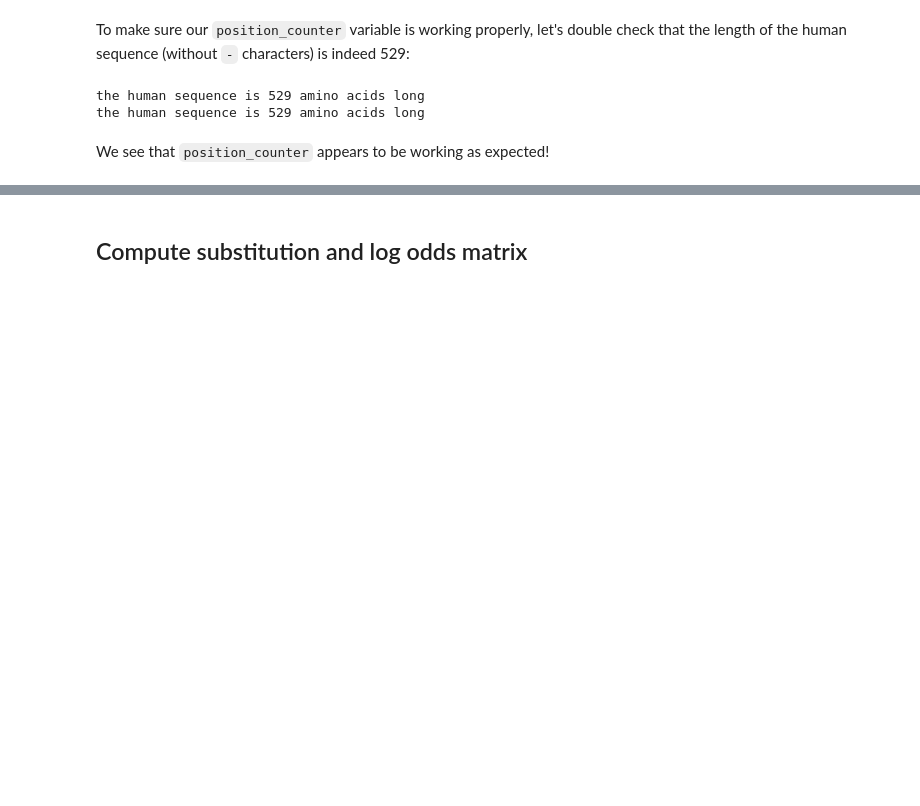
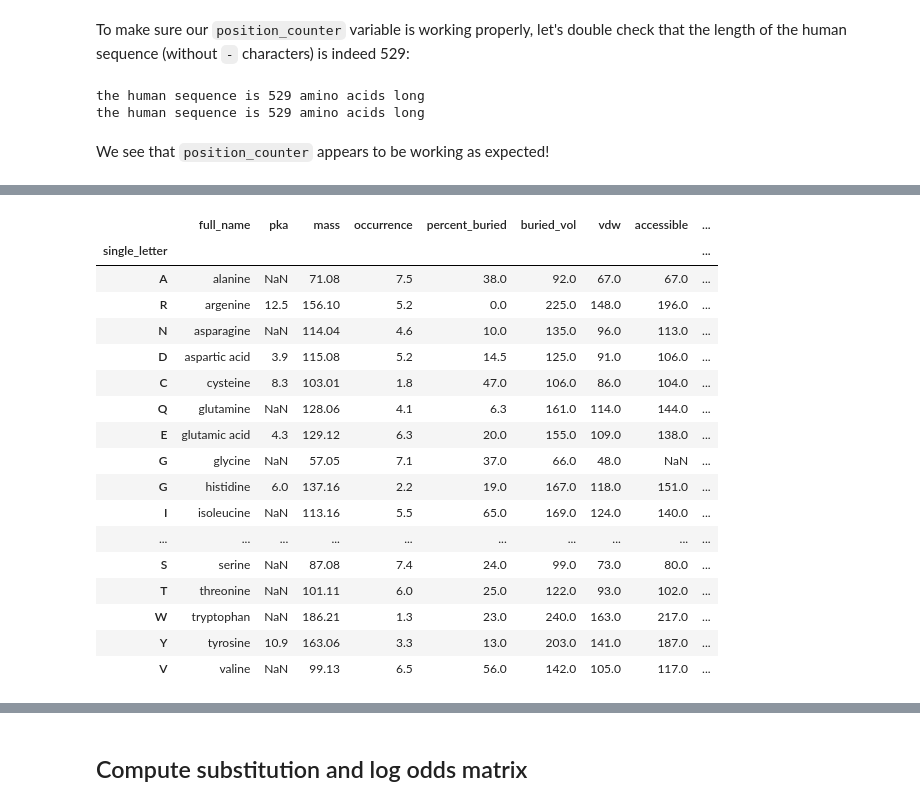
Before and after one commit to ethho/epi-model-reu, a Jupyter notebook: code/seq_sim_demo/20200706_seq_sim.ipynb, the cells around one changed output, grey strips where cells are left out. Saved outputs shown, nothing was run; the diff lists cells and outputs as text; code cells hidden in the pictures; blank space fills up the shorter version.

Commit message:
Add table of amino acid properties
Both PDF and CSV format added.

```diff
--- a/code/seq_sim_demo/20200706_seq_sim.ipynb
+++ b/code/seq_sim_demo/20200706_seq_sim.ipynb
@@ -399,0 +425,22 @@ We see that `position_counter` appears to be working as expected!
+# %%
+aa_props = pd.read_csv("../../data/amino_acid_properties.csv", index_col='single_letter')
+aa_props
+# %% [output]
+|  | full_name | pka | mass | occurrence | percent_buried | buried_vol | vdw | accessible | ... |
+| single_letter |  |  |  |  |  |  |  |  | ... |
+| A | alanine | NaN | 71.08 | 7.5 | 38.0 | 92.0 | 67.0 | 67.0 | ... |
+| R | argenine | 12.5 | 156.10 | 5.2 | 0.0 | 225.0 | 148.0 | 196.0 | ... |
+| N | asparagine | NaN | 114.04 | 4.6 | 10.0 | 135.0 | 96.0 | 113.0 | ... |
+| D | aspartic acid | 3.9 | 115.08 | 5.2 | 14.5 | 125.0 | 91.0 | 106.0 | ... |
+| C | cysteine | 8.3 | 103.01 | 1.8 | 47.0 | 106.0 | 86.0 | 104.0 | ... |
+| Q | glutamine | NaN | 128.06 | 4.1 | 6.3 | 161.0 | 114.0 | 144.0 | ... |
+| E | glutamic acid | 4.3 | 129.12 | 6.3 | 20.0 | 155.0 | 109.0 | 138.0 | ... |
+| G | glycine | NaN | 57.05 | 7.1 | 37.0 | 66.0 | 48.0 | NaN | ... |
+| G | histidine | 6.0 | 137.16 | 2.2 | 19.0 | 167.0 | 118.0 | 151.0 | ... |
+| I | isoleucine | NaN | 113.16 | 5.5 | 65.0 | 169.0 | 124.0 | 140.0 | ... |
+| ... | ... | ... | ... | ... | ... | ... | ... | ... | ... |
+| S | serine | NaN | 87.08 | 7.4 | 24.0 | 99.0 | 73.0 | 80.0 | ... |
+| T | threonine | NaN | 101.11 | 6.0 | 25.0 | 122.0 | 93.0 | 102.0 | ... |
+| W | tryptophan | NaN | 186.21 | 1.3 | 23.0 | 240.0 | 163.0 | 217.0 | ... |
+| Y | tyrosine | 10.9 | 163.06 | 3.3 | 13.0 | 203.0 | 141.0 | 187.0 | ... |
+| V | valine | NaN | 99.13 | 6.5 | 56.0 | 142.0 | 105.0 | 117.0 | ... |
```
Also changed, not shown: parts of 24 cells of this notebook, 2 other files.
